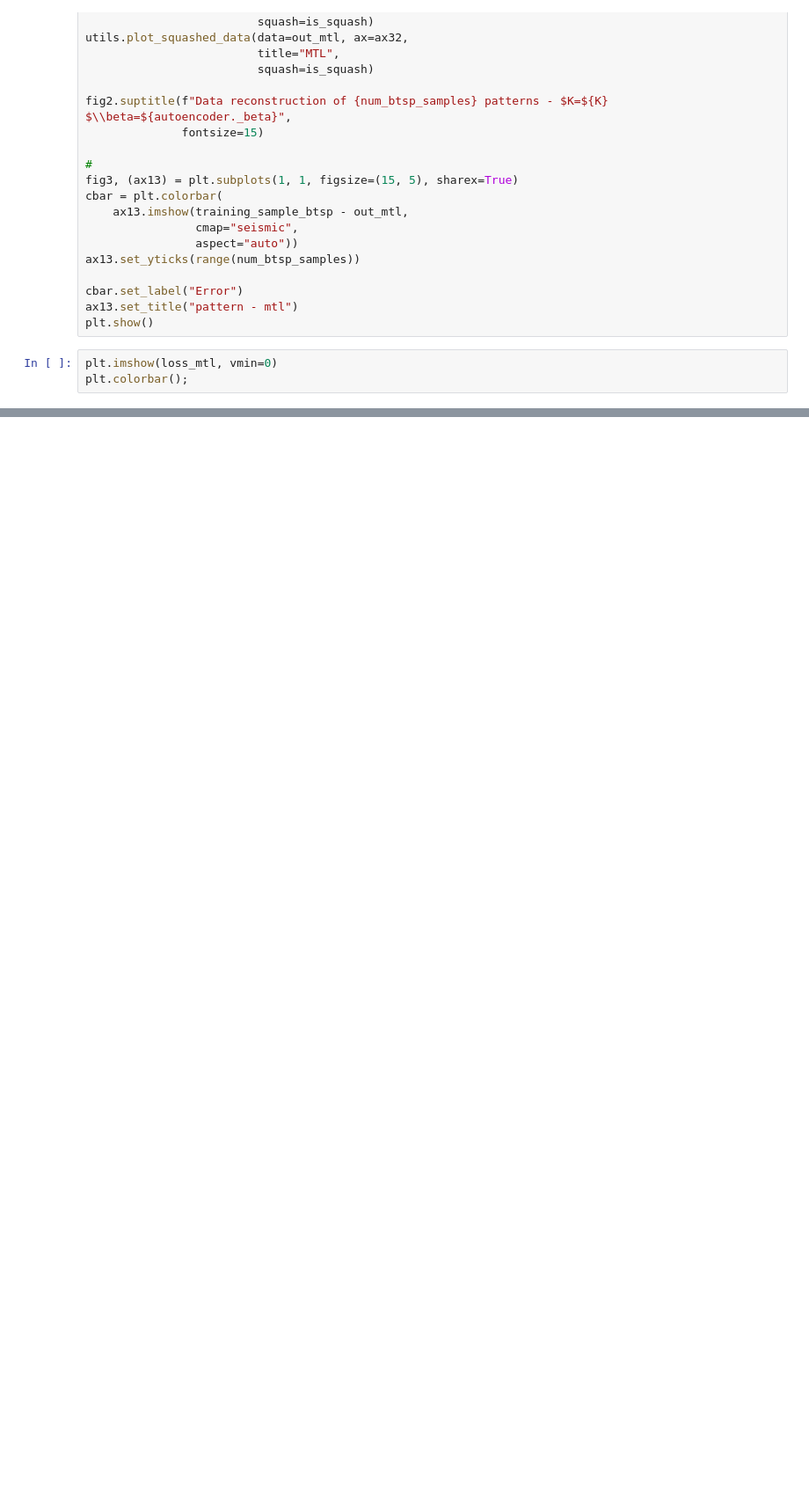
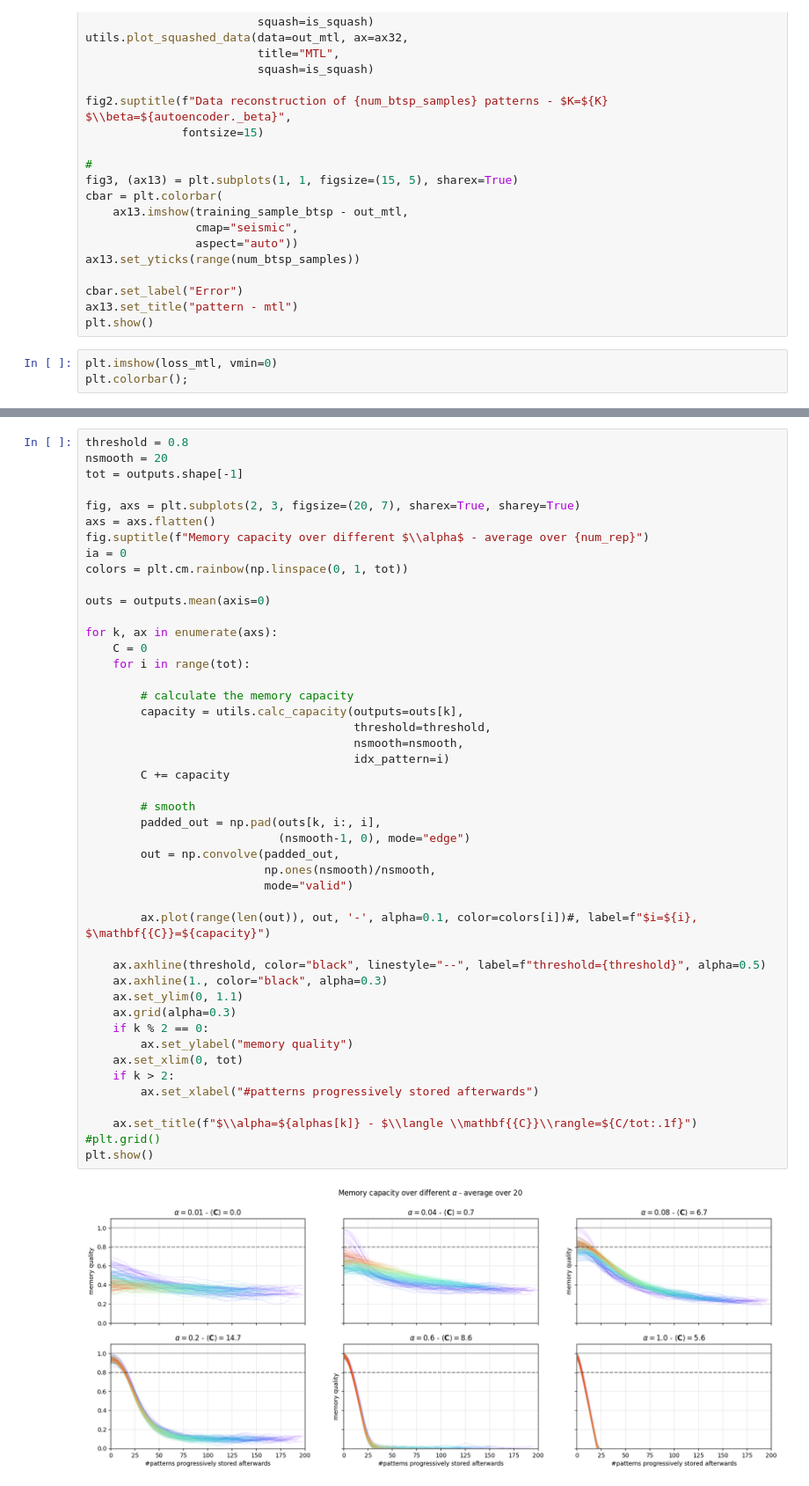
Before and after one commit to iKiru-hub/KAMemory, a Jupyter notebook: notebooks/lab_2.ipynb, the cells around one changed output, grey strips where cells are left out. Shown at 88% size. Saved outputs shown, nothing was run; the diff lists cells and outputs as text; blank space fills up the shorter version.

```diff
--- a/notebooks/lab_2.ipynb
+++ b/notebooks/lab_2.ipynb
@@ -404,0 +574,48 @@ dd
+# %%
+threshold = 0.8
+nsmooth = 20
+tot = outputs.shape[-1]
+
+fig, axs = plt.subplots(2, 3, figsize=(20, 7), sharex=True, sharey=True)
+axs = axs.flatten()
+fig.suptitle(f"Memory capacity over different $\\alpha$ - average over {num_rep}")
+ia = 0
+colors = plt.cm.rainbow(np.linspace(0, 1, tot))
+
+outs = outputs.mean(axis=0)
+
+for k, ax in enumerate(axs):
+    C = 0
+    for i in range(tot):
+
+        # calculate the memory capacity
+        capacity = utils.calc_capacity(outputs=outs[k],
+                                       threshold=threshold,
+                                       nsmooth=nsmooth,
+                                       idx_pattern=i)
+        C += capacity
+
+        # smooth
+        padded_out = np.pad(outs[k, i:, i],
+                            (nsmooth-1, 0), mode="edge")
+        out = np.convolve(padded_out,
+                          np.ones(nsmooth)/nsmooth,
+                          mode="valid")
+
+        ax.plot(range(len(out)), out, '-', alpha=0.1, color=colors[i])#, label=f"$i=${i}, $\mathbf{{C}}=${capacity}")
+
+    ax.axhline(threshold, color="black", linestyle="--", label=f"threshold={threshold}", alpha=0.5)
+    ax.axhline(1., color="black", alpha=0.3)
+    ax.set_ylim(0, 1.1)
+    ax.grid(alpha=0.3)
+    if k % 2 == 0:
+        ax.set_ylabel("memory quality")
+    ax.set_xlim(0, tot)
+    if k > 2:
+        ax.set_xlabel("#patterns progressively stored afterwards")
+
+    ax.set_title(f"$\\alpha=${alphas[k]} - $\\langle \\mathbf{{C}}\\rangle=${C/tot:.1f}")
+#plt.grid()
+plt.show()
+# %% [output]
+[figure, added]
```
Also changed, not shown: parts of 18 cells of this notebook, 18 other files.
